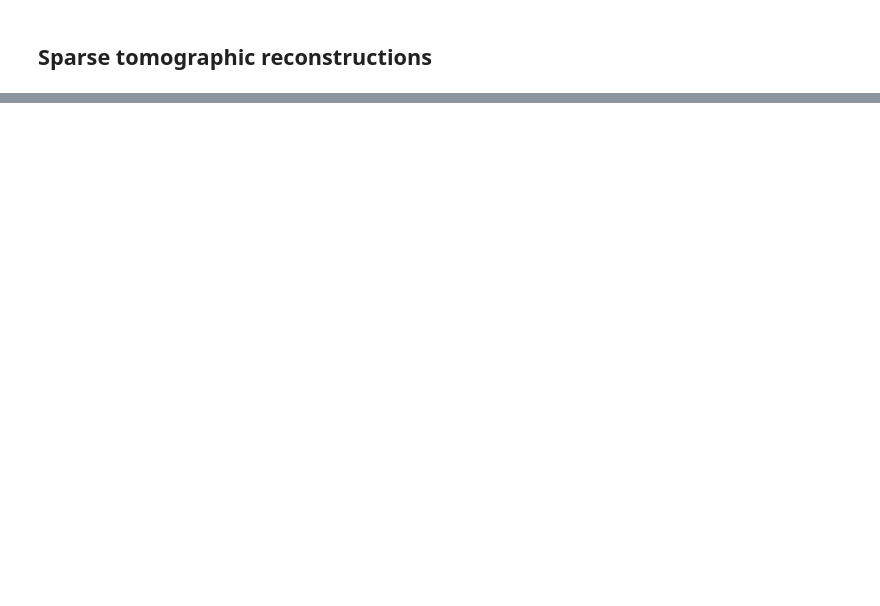
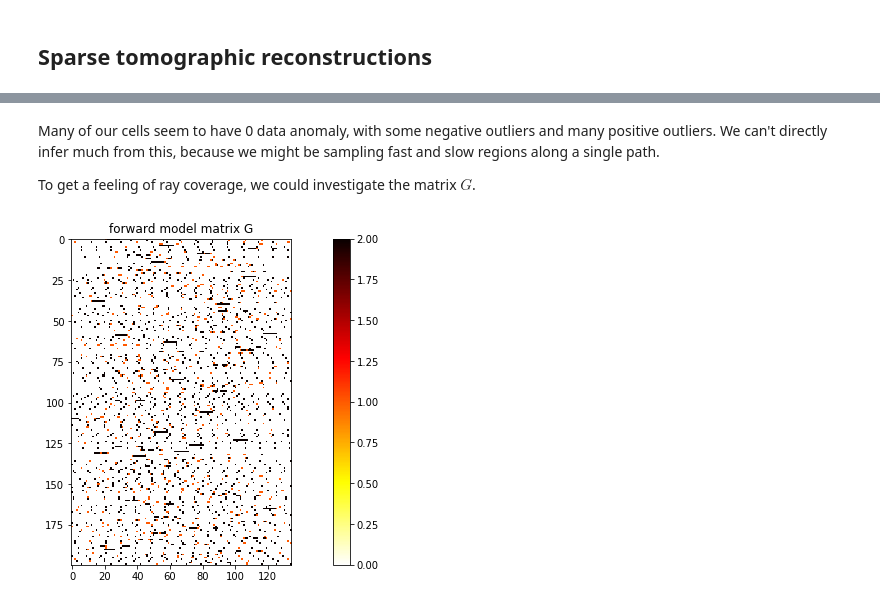
Before and after one commit to larsgeb/hmclab, a Jupyter notebook: examples/Sparse tomographic reconstructions.ipynb, the cells around one changed output, grey strips where cells are left out. Saved outputs shown, nothing was run; the diff lists cells and outputs as text; code cells hidden in the pictures; blank space fills up the shorter version.

```diff
--- a/examples/Sparse tomographic reconstructions.ipynb
+++ b/examples/Sparse tomographic reconstructions.ipynb
@@ -230,0 +115,11 @@ with hmc_tomography.Post.Samples(filename, burn_in=5000) as samples:
+# %% [markdown]
+Many of our cells seem to have 0 data anomaly, with some negative outliers and many positive outliers. We can't directly infer much from this, because we might be sampling fast and slow regions along a single path.
+
+To get a feeling of ray coverage, we could investigate the matrix $G$.
+# %%
+plt.figure(figsize=(15, 6))
+plt.imshow(G, cmap=plt.cm.hot_r)
+plt.title("forward model matrix G")
+plt.colorbar()
+# %% [output]
+[figure, added]
```
Also changed, not shown: parts of 97 cells of this notebook, 2 other files.
